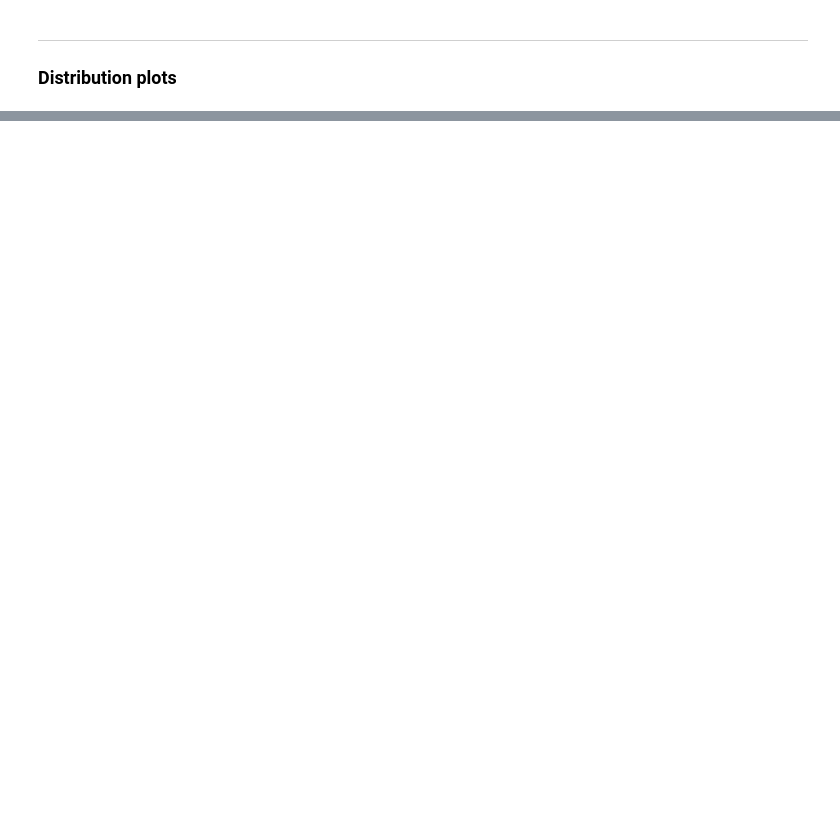
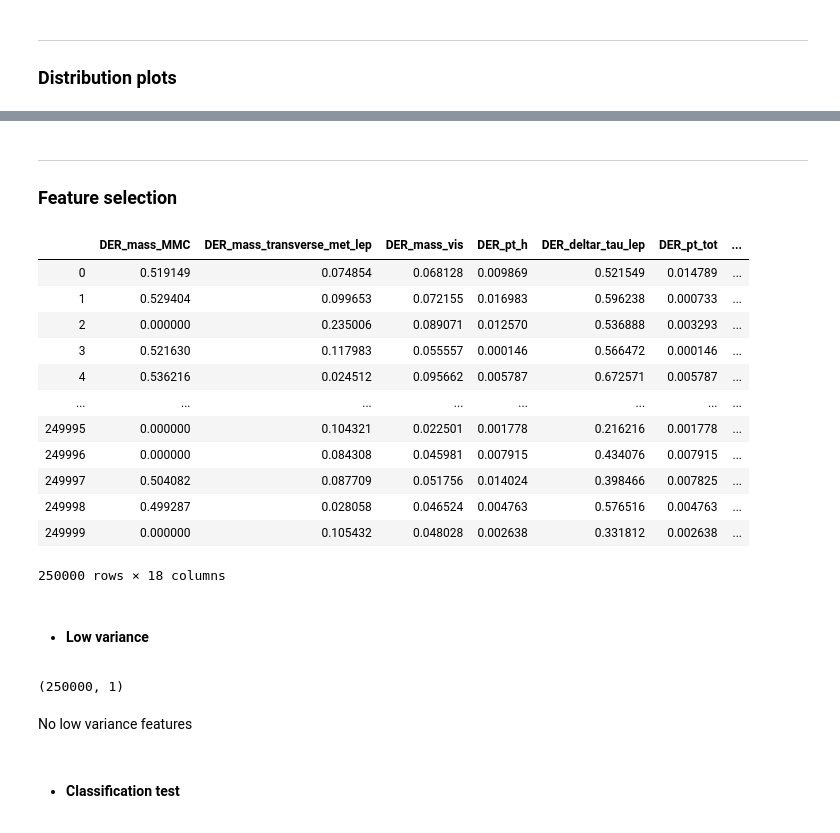
Before and after one commit to dedeswim/ml_project_1, a Jupyter notebook: notebooks/features_overview.ipynb, the cells around one changed output, grey strips where cells are left out. Cells and saved outputs as stored; diff of their text form; code cells hidden in the pictures; blank space fills up the shorter version.

```diff
--- a/notebooks/features_overview.ipynb
+++ b/notebooks/features_overview.ipynb
@@ -138,3 +157,42 @@ The best features seem to be:
 
 * DER_mass_transverse_met_lep
 * DER_met_phi_centrality
+# %% [markdown]
+***
+### Feature selection
+# %%
+from sklearn import preprocessing
+
+y = df_clean["Prediction"]
+X = df_clean.drop("Prediction", axis=1)
+
+min_max_scaler = preprocessing.MinMaxScaler()
+X_norm = min_max_scaler.fit_transform(X)
+X = pd.DataFrame(X_norm, columns=X.columns)
+X
+# %% [output]
+|  | DER_mass_MMC | DER_mass_transverse_met_lep | DER_mass_vis | DER_pt_h | DER_deltar_tau_lep | DER_pt_tot | ... |
+| 0 | 0.519149 | 0.074854 | 0.068128 | 0.009869 | 0.521549 | 0.014789 | ... |
+| 1 | 0.529404 | 0.099653 | 0.072155 | 0.016983 | 0.596238 | 0.000733 | ... |
+| 2 | 0.000000 | 0.235006 | 0.089071 | 0.012570 | 0.536888 | 0.003293 | ... |
+| 3 | 0.521630 | 0.117983 | 0.055557 | 0.000146 | 0.566472 | 0.000146 | ... |
+| 4 | 0.536216 | 0.024512 | 0.095662 | 0.005787 | 0.672571 | 0.005787 | ... |
+| ... | ... | ... | ... | ... | ... | ... | ... |
+| 249995 | 0.000000 | 0.104321 | 0.022501 | 0.001778 | 0.216216 | 0.001778 | ... |
+| 249996 | 0.000000 | 0.084308 | 0.045981 | 0.007915 | 0.434076 | 0.007915 | ... |
+| 249997 | 0.504082 | 0.087709 | 0.051756 | 0.014024 | 0.398466 | 0.007825 | ... |
+| 249998 | 0.499287 | 0.028058 | 0.046524 | 0.004763 | 0.576516 | 0.004763 | ... |
+| 249999 | 0.000000 | 0.105432 | 0.048028 | 0.002638 | 0.331812 | 0.002638 | ... |
+250000 rows × 18 columns
+# %% [markdown]
+- #### Low variance
+# %%
+from sklearn.feature_selection import VarianceThreshold
+sel = VarianceThreshold(threshold=(.8 * (1 - .8)))
+sel.fit_transform(X).shape
+# %% [output]
+(250000, 1)
+# %% [markdown]
+No low variance features
+# %% [markdown]
+- #### Classification test
```
Also changed, not shown: parts of 16 cells of this notebook.
